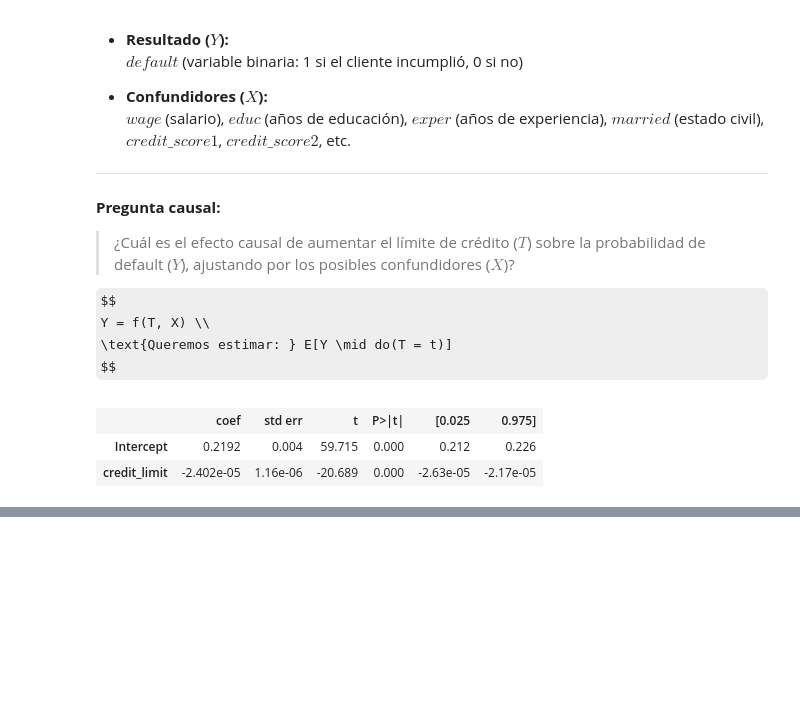
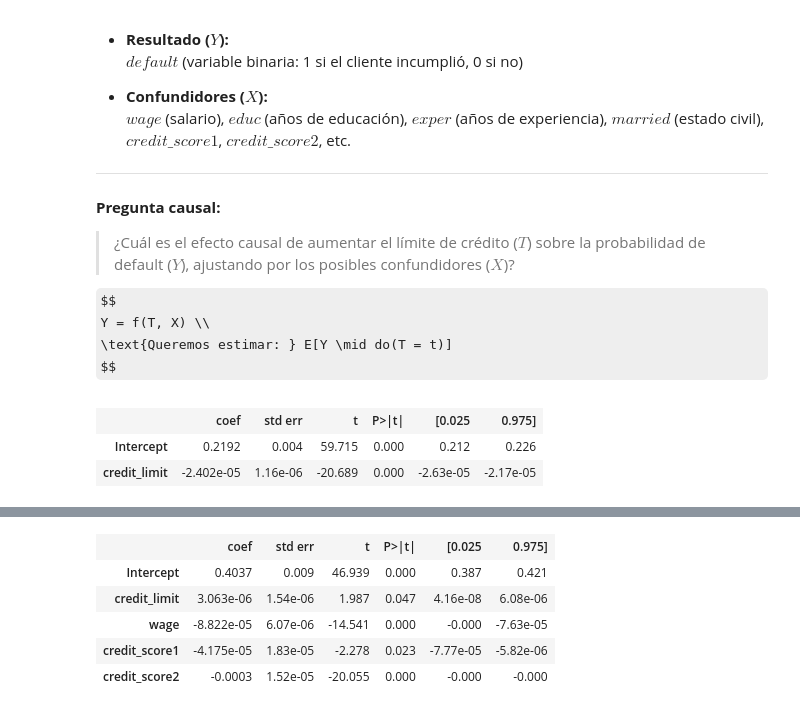
Before and after one commit to Sechi42/Causal_Inference-with-python, a Jupyter notebook: ch04/ch04.ipynb, the cells around one changed output, grey strips where cells are left out. Cells and saved outputs as stored; diff of their text form; code cells hidden in the pictures; some formulas as TeX source; blank space fills up the shorter version.

```diff
--- a/ch04/ch04.ipynb
+++ b/ch04/ch04.ipynb
@@ -173,0 +222,11 @@ plot_data = risk_data.with_columns(
+# %%
+formula = "default ~ credit_limit + wage + credit_score1 + credit_score2"
+model = smf.ols(formula, data=risk_data.to_pandas()).fit()
+model.summary().tables[1]
+# %% [output]
+|  | coef | std err | t | P>|t| | [0.025 | 0.975] |
+| Intercept | 0.4037 | 0.009 | 46.939 | 0.000 | 0.387 | 0.421 |
+| credit_limit | 3.063e-06 | 1.54e-06 | 1.987 | 0.047 | 4.16e-08 | 6.08e-06 |
+| wage | -8.822e-05 | 6.07e-06 | -14.541 | 0.000 | -0.000 | -7.63e-05 |
+| credit_score1 | -4.175e-05 | 1.83e-05 | -2.278 | 0.023 | -7.77e-05 | -5.82e-06 |
+| credit_score2 | -0.0003 | 1.52e-05 | -20.055 | 0.000 | -0.000 | -0.000 |
```
Also changed, not shown: parts of 2 cells of this notebook.
